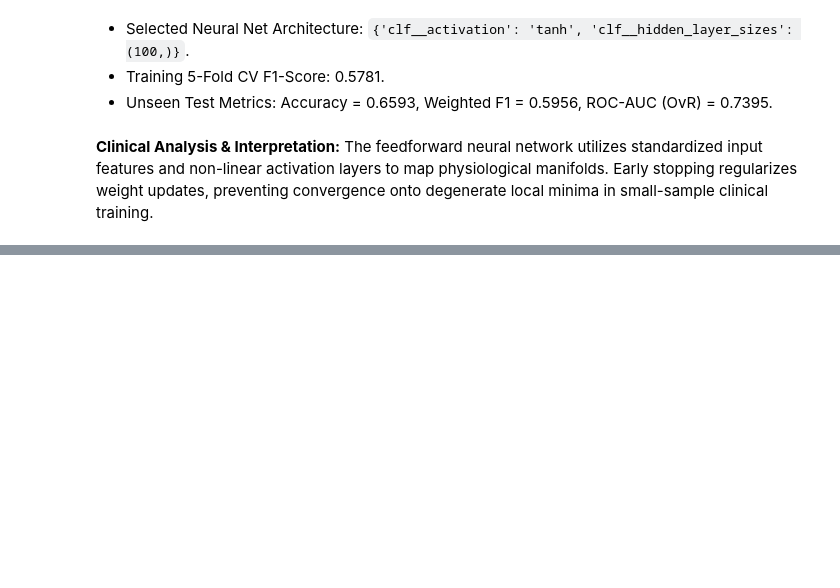
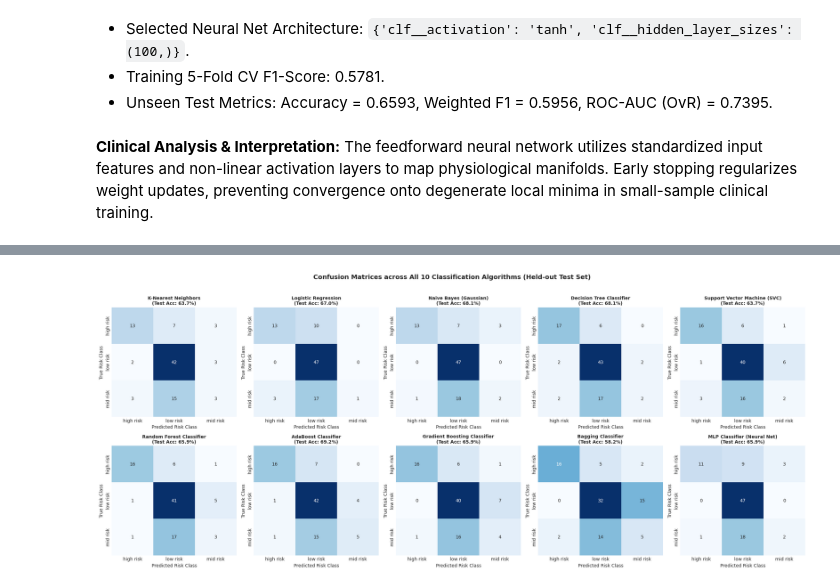
Before and after one commit to wander1112/Ember-Storm, a Jupyter notebook: notebooks/classification.ipynb, the cells around one changed output, grey strips where cells are left out. Drawn from its saved outputs; the diff is of its cells as text; code cells hidden in the pictures; blank space fills up the shorter version.

```diff
--- a/notebooks/classification.ipynb
+++ b/notebooks/classification.ipynb
@@ -998,0 +1075,19 @@ The feedforward neural network utilizes standardized input features and non-line
+# %%
+# Requirement D: Comprehensive Grid of Confusion Matrices for All 10 Models
+fig, axes = plt.subplots(2, 5, figsize=(22, 9))
+axes = axes.flatten()
+
+for idx, (name, m_data) in enumerate(models_dict.items()):
+    cm = confusion_matrix(y_test_c, m_data['y_pred'])
+    acc = m_data['acc']
+    sns.heatmap(cm, annot=True, fmt='d', cmap='Blues', cbar=False,
+                xticklabels=label_enc.classes_, yticklabels=label_enc.classes_, ax=axes[idx])
+    axes[idx].set_title(f"{name}\n(Test Acc: {acc*100:.1f}%)", fontsize=10, fontweight='bold')
+    axes[idx].set_xlabel('Predicted Risk Class')
+    axes[idx].set_ylabel('True Risk Class')
+
+plt.suptitle('Confusion Matrices across All 10 Classification Algorithms (Held-out Test Set)', fontsize=14, fontweight='bold', y=1.02)
+plt.tight_layout()
+plt.show()
+# %% [output]
+[figure, added]
```
Also changed, not shown: parts of 7 cells of this notebook.
